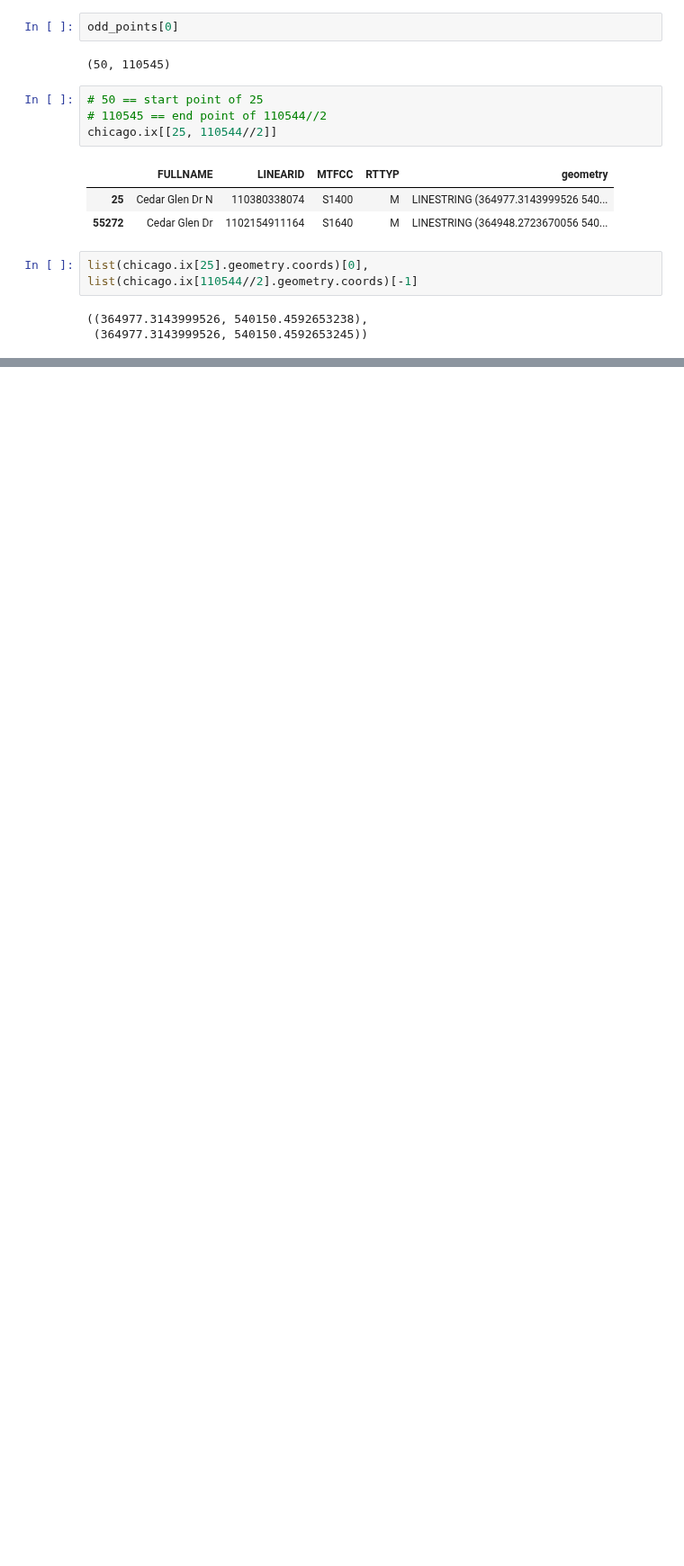
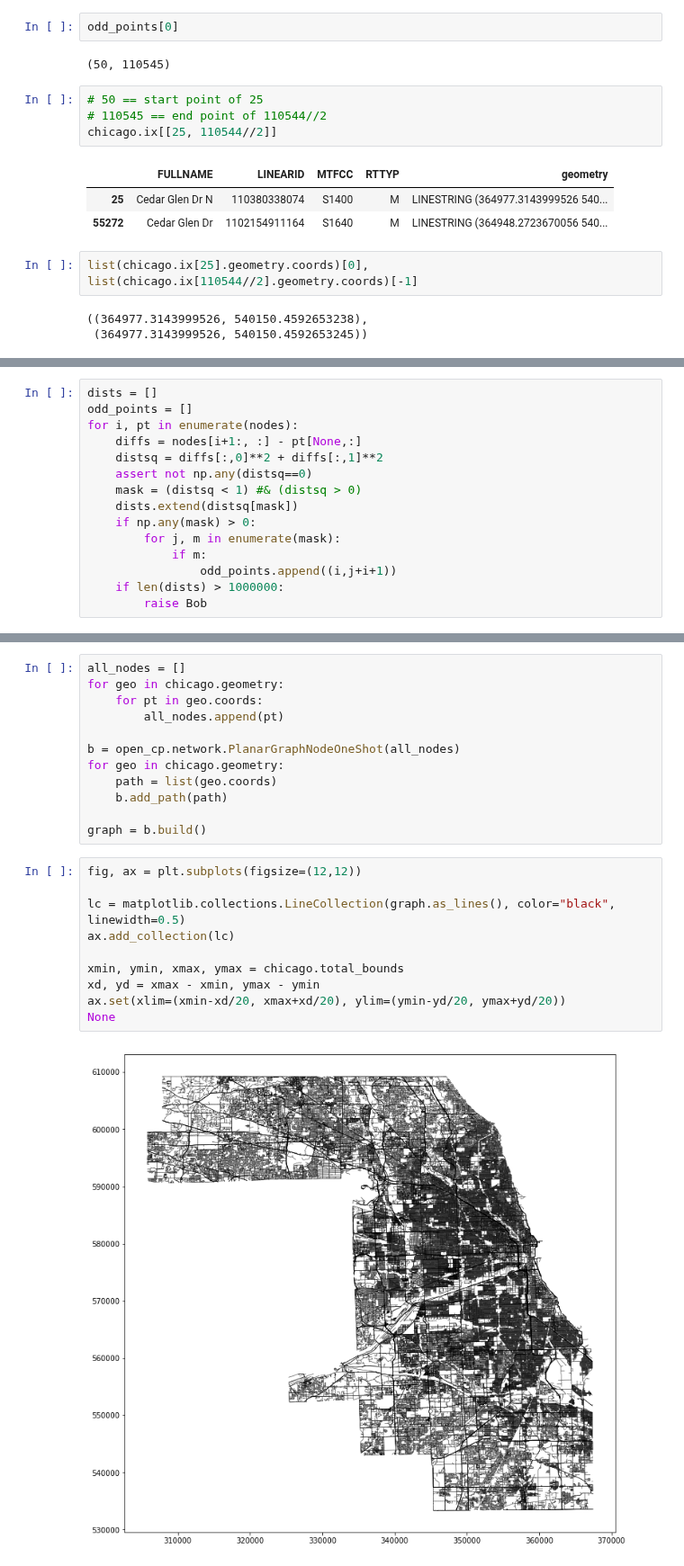
Before and after one commit to QuantCrimAtLeeds/PredictCode, a Jupyter notebook: examples/Networks/Into a graph.ipynb, the cells around one changed output, grey strips where cells are left out. Shown at 90% size. Cells and saved outputs as stored; diff of their text form; blank space fills up the shorter version.

Commit message:
Networks

```diff
--- a/examples/Networks/Into a graph.ipynb
+++ b/examples/Networks/Into a graph.ipynb
@@ -268,0 +286,15 @@ proj(xc, yc, inverse=True)
+# %%
+dists = []
+odd_points = []
+for i, pt in enumerate(nodes):
+    diffs = nodes[i+1:, :] - pt[None,:]
+    distsq = diffs[:,0]**2 + diffs[:,1]**2
+    assert not np.any(distsq==0)
+    mask = (distsq < 1) #& (distsq > 0)
+    dists.extend(distsq[mask])
+    if np.any(mask) > 0:
+        for j, m in enumerate(mask):
+            if m:
+                odd_points.append((i,j+i+1))
+    if len(dists) > 1000000:
+        raise Bob
@@ -268,0 +332,24 @@ proj(xc, yc, inverse=True)
+# %%
+all_nodes = []
+for geo in chicago.geometry:
+    for pt in geo.coords:
+        all_nodes.append(pt)
+
+b = open_cp.network.PlanarGraphNodeOneShot(all_nodes)
+for geo in chicago.geometry:
+    path = list(geo.coords)
+    b.add_path(path)
+
+graph = b.build()
+# %%
+fig, ax = plt.subplots(figsize=(12,12))
+
+lc = matplotlib.collections.LineCollection(graph.as_lines(), color="black", linewidth=0.5)
+ax.add_collection(lc)
+
+xmin, ymin, xmax, ymax = chicago.total_bounds
+xd, yd = xmax - xmin, ymax - ymin
+ax.set(xlim=(xmin-xd/20, xmax+xd/20), ylim=(ymin-yd/20, ymax+yd/20))
+None
+# %% [output]
+[figure, added]
```
Also changed, not shown: parts of 13 cells of this notebook, 3 other files.
